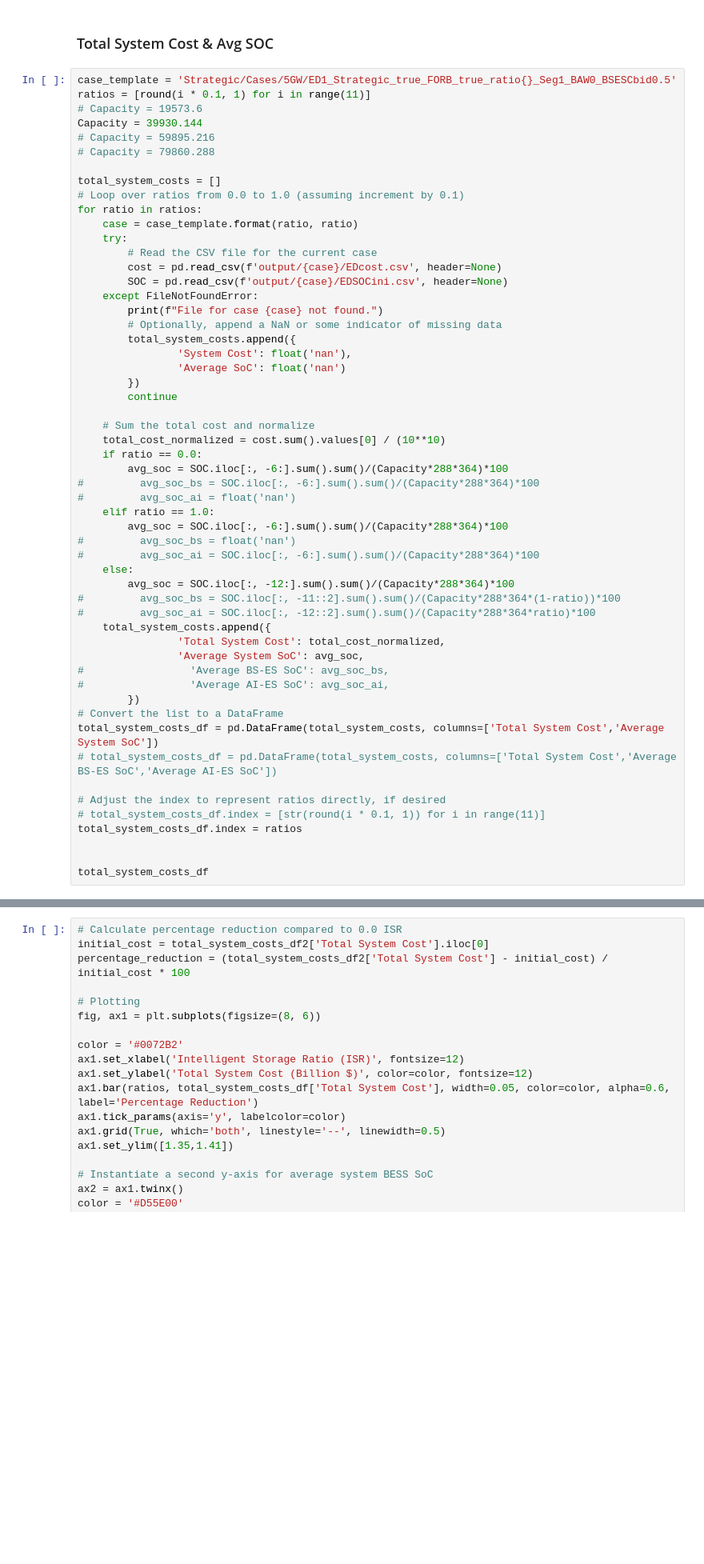
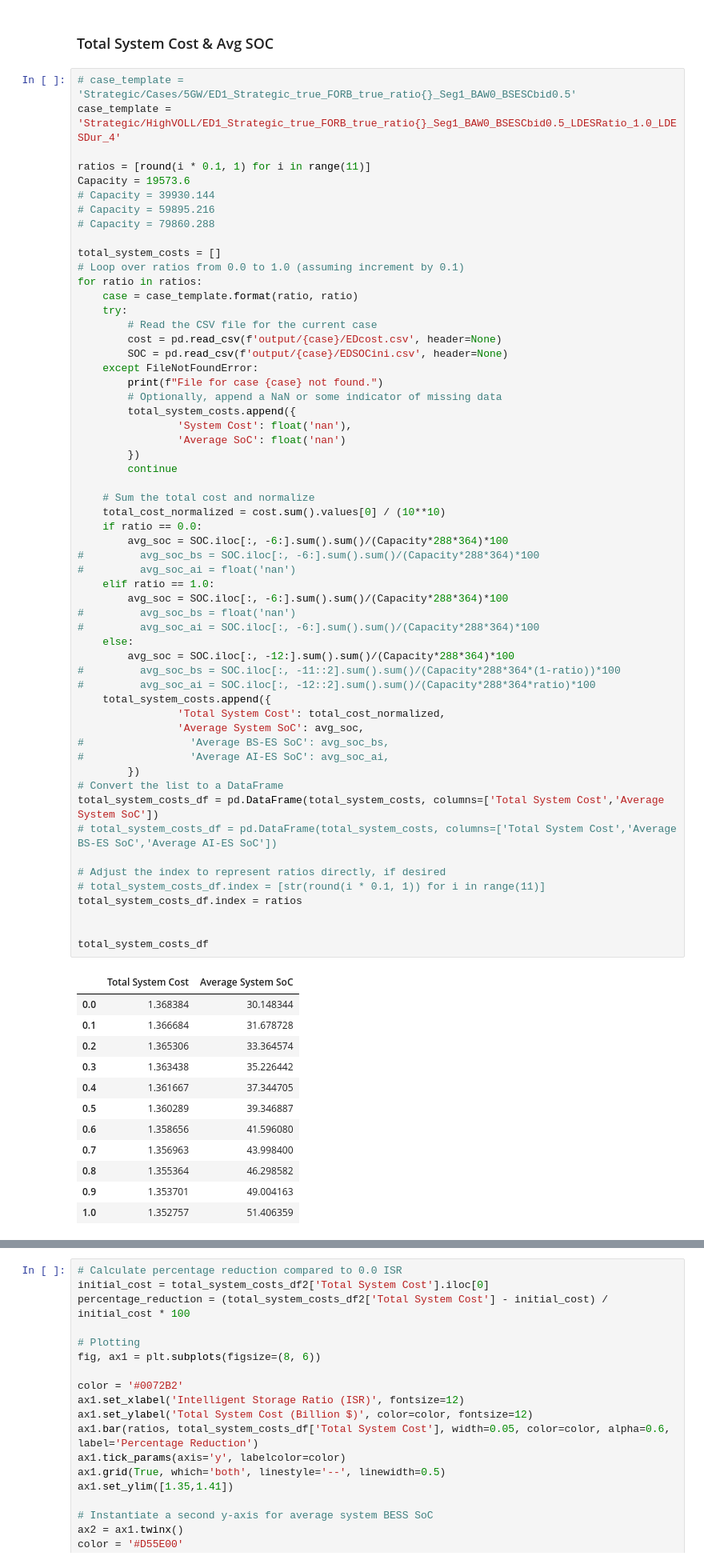
Before and after one commit to niklauskun/STESTS, a Jupyter notebook: Diagnose.ipynb, the cells around one changed output, grey strips where cells are left out. Shown at 80% size. Saved outputs shown, nothing was run; the diff lists cells and outputs as text; blank space fills up the shorter version.

Commit message:
07142024Update
Update LDES expansion capacities, with different efficiencies and marginal cost.

End SoC constraint only for dummy bids cases (!StrategicES)

```diff
--- a/Diagnose.ipynb
+++ b/Diagnose.ipynb
@@ -104,10 +133,12 @@ plt.show()
 # %% [markdown]
 ### Total System Cost & Avg SOC
 # %%
-case_template = 'Strategic/Cases/5GW/ED1_Strategic_true_FORB_true_ratio{}_Seg1_BAW0_BSESCbid0.5'
+# case_template = 'Strategic/Cases/5GW/ED1_Strategic_true_FORB_true_ratio{}_Seg1_BAW0_BSESCbid0.5'
+case_template = 'Strategic/HighVOLL/ED1_Strategic_true_FORB_true_ratio{}_Seg1_BAW0_BSESCbid0.5_LDESRatio_1.0_LDESDur_4'
+
 ratios = [round(i * 0.1, 1) for i in range(11)]
-# Capacity = 19573.6
-Capacity = 39930.144
+Capacity = 19573.6
+# Capacity = 39930.144
 # Capacity = 59895.216
 # Capacity = 79860.288
 
@@ -131,31 +162,44 @@ for ratio in ratios:
     # Sum the total cost and normalize
     total_cost_normalized = cost.sum().values[0] / (10**10)
     if ratio == 0.0:
         avg_soc = SOC.iloc[:, -6:].sum().sum()/(Capacity*288*364)*100
 #         avg_soc_bs = SOC.iloc[:, -6:].sum().sum()/(Capacity*288*364)*100
 #         avg_soc_ai = float('nan')
     elif ratio == 1.0:
         avg_soc = SOC.iloc[:, -6:].sum().sum()/(Capacity*288*364)*100
 #         avg_soc_bs = float('nan')
 #         avg_soc_ai = SOC.iloc[:, -6:].sum().sum()/(Capacity*288*364)*100
     else:
         avg_soc = SOC.iloc[:, -12:].sum().sum()/(Capacity*288*364)*100
 #         avg_soc_bs = SOC.iloc[:, -11::2].sum().sum()/(Capacity*288*364*(1-ratio))*100
 #         avg_soc_ai = SOC.iloc[:, -12::2].sum().sum()/(Capacity*288*364*ratio)*100
     total_system_costs.append({
                 'Total System Cost': total_cost_normalized,
                 'Average System SoC': avg_soc,
 #                 'Average BS-ES SoC': avg_soc_bs,
 #                 'Average AI-ES SoC': avg_soc_ai,
         })
 # Convert the list to a DataFrame
 total_system_costs_df = pd.DataFrame(total_system_costs, columns=['Total System Cost','Average System SoC'])
 # total_system_costs_df = pd.DataFrame(total_system_costs, columns=['Total System Cost','Average BS-ES SoC','Average AI-ES SoC'])
 
 # Adjust the index to represent ratios directly, if desired
 # total_system_costs_df.index = [str(round(i * 0.1, 1)) for i in range(11)]
 total_system_costs_df.index = ratios
 
 
 total_system_costs_df
+# %% [output]
+|  | Total System Cost | Average System SoC |
+| 0.0 | 1.368384 | 30.148344 |
+| 0.1 | 1.366684 | 31.678728 |
+| 0.2 | 1.365306 | 33.364574 |
+| 0.3 | 1.363438 | 35.226442 |
+| 0.4 | 1.361667 | 37.344705 |
+| 0.5 | 1.360289 | 39.346887 |
+| 0.6 | 1.358656 | 41.596080 |
+| 0.7 | 1.356963 | 43.998400 |
+| 0.8 | 1.355364 | 46.298582 |
+| 0.9 | 1.353701 | 49.004163 |
+| 1.0 | 1.352757 | 51.406359 |
 # %%
```
Also changed, not shown: parts of 38 cells of this notebook, 33 other files.
